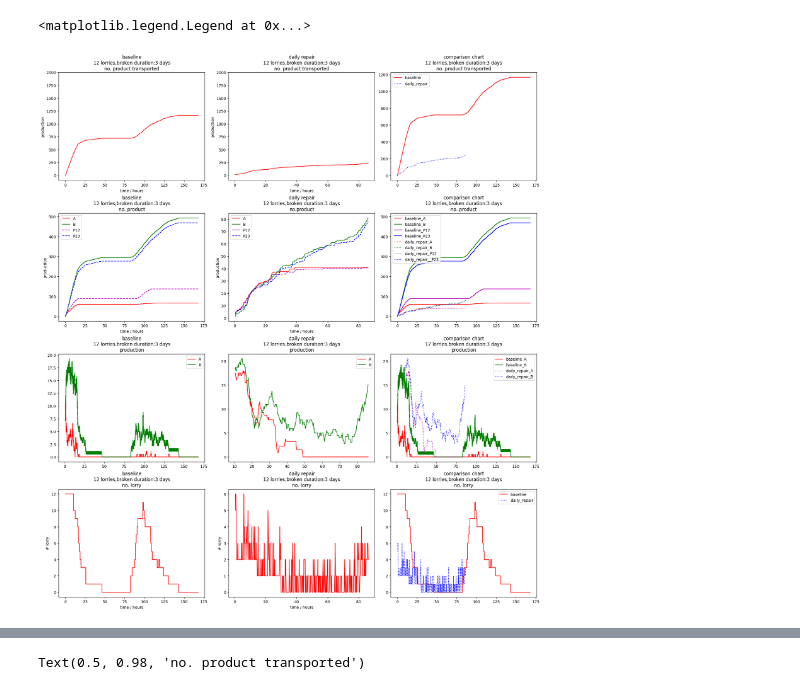
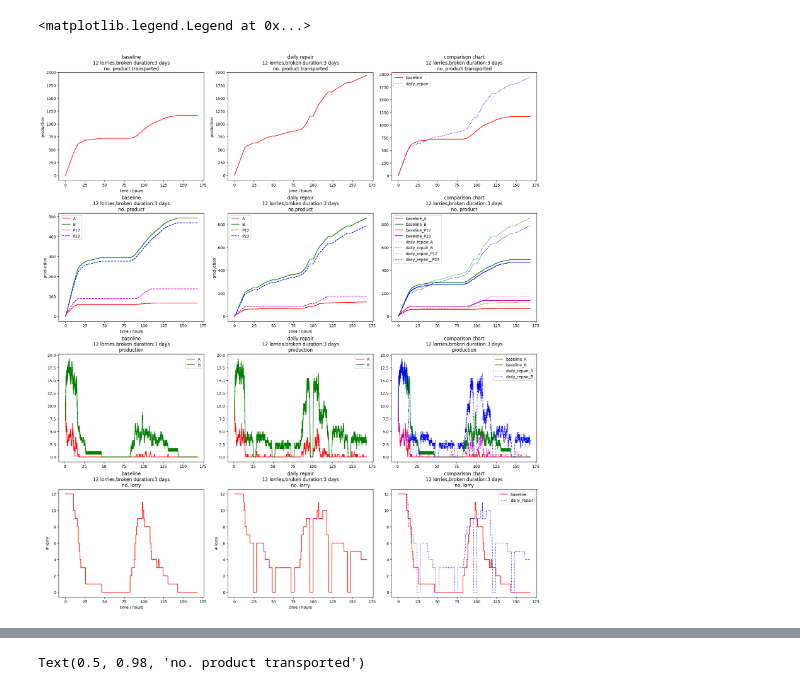
Before and after one commit to Observe-l/PredM, a Jupyter notebook: result_plot.ipynb, the cells around one changed output, grey strips where cells are left out. Saved outputs shown, nothing was run; the diff lists cells and outputs as text; code cells hidden in the pictures.

```diff
--- a/result_plot.ipynb
+++ b/result_plot.ipynb
@@ -5,9 +5,8 @@ import numpy as np
 # %%
 folder = 'result/12lorry_capacity-0.5_broken-3.0_mdp-1.0/'
 baseline = pd.read_csv(folder + 'baseline/result.csv')
-daily = pd.read_csv('result/gym_12lorry__broken-3/result.csv')
-daily['time'] = daily['time'] / 3600
-# daily = pd.read_csv('result.csv')
+daily = pd.read_csv(folder + 'repair/result.csv')
+# daily['time'] = daily['time'] / 3600
 plt_result = [baseline,daily]
 result_name = ['baseline\n12 lorries,broken duration:3 days\nno. product','daily repair\n12 lorries,broken duration:3 days\nno.product']
 
@@ -60,31 +59,31 @@ axs[1,2].set_title('comparison chart\n12 lorries,broken duration:3 days\nno. pro
 
 
 
 for ax, tmp_plt, tmp_name, tmp_result in zip(axs[2,0:2].flatten(),plt_rate,rate_name, plt_result):
     ax.plot(tmp_result['time'].values, tmp_plt['A'].values,'r-', label='A')
     ax.plot(tmp_result['time'].values, tmp_plt['B'].values,'g-', label='B')
     ax.set_title(tmp_name)
     ax.legend()
 
 axs[2,2].plot(baseline['time'].values, baseline_rate['A'].values,'r-', label='baseline_A')
 axs[2,2].plot(baseline['time'].values, baseline_rate['B'].values,'g-', label='baseline_B')
 axs[2,2].plot(daily['time'].values, daily_rate['A'].values,'m:', label='daily_repair_A')
 axs[2,2].plot(daily['time'].values, daily_rate['B'].values,'b:', label='daily_repair_B')
 axs[2,2].set_title('comparison chart\n12 lorries,broken duration:3 days\nproduction')
 axs[2,2].legend()
 
 lorry_no_name = ['baseline\n12 lorries,broken duration:3 days\nno. lorry','daily repair\n12 lorries,broken duration:3 days\nno. lorry']
 for ax, tmp_plt,tmp_name in zip(axs[3,0:2].flatten(), plt_result, lorry_no_name):
     ax.plot(tmp_plt['time'].values, tmp_plt['current_lorry'].values, 'r-')
     ax.set_xlabel('time / hours')
     ax.set_ylabel('# lorry')
     ax.set_title(tmp_name)
     # ax.set_ylim([0,6])
 
 axs[3,2].plot(baseline['time'].values,baseline['current_lorry'].values, 'r-', label='baseline')
 axs[3,2].plot(daily['time'].values,daily['current_lorry'].values, 'b:', label='daily_repair')
 axs[3,2].set_title('comparison chart\n12 lorries,broken duration:3 days\nno. lorry')
 axs[3,2].legend()
 # %% [output]
 <matplotlib.legend.Legend at 0x...>
-[figure, old version]
+[figure, new version]
```
Also changed, not shown: parts of 2 cells of this notebook, 15 other files.
